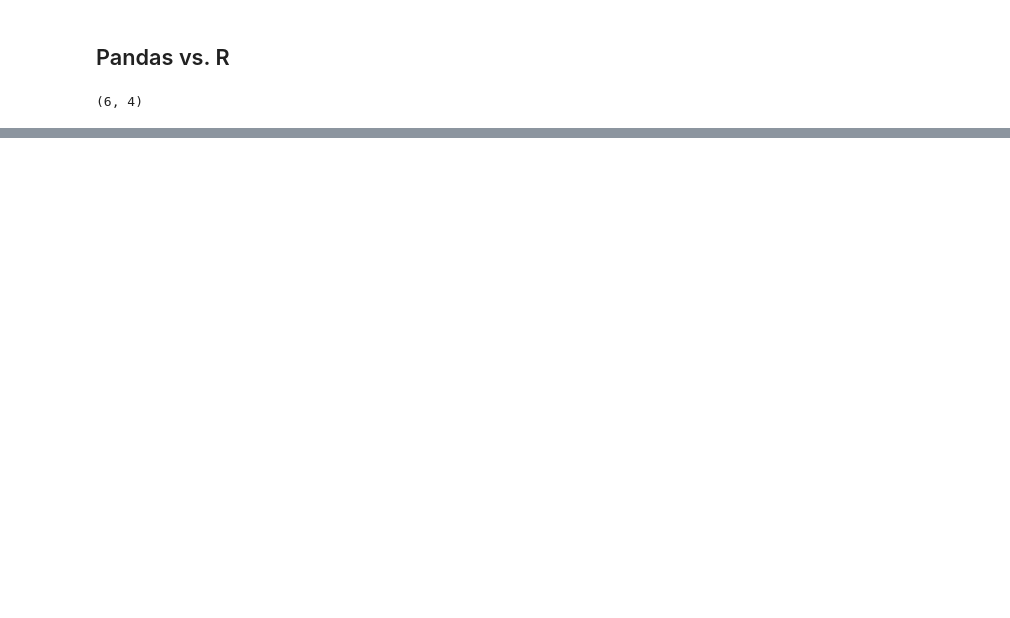
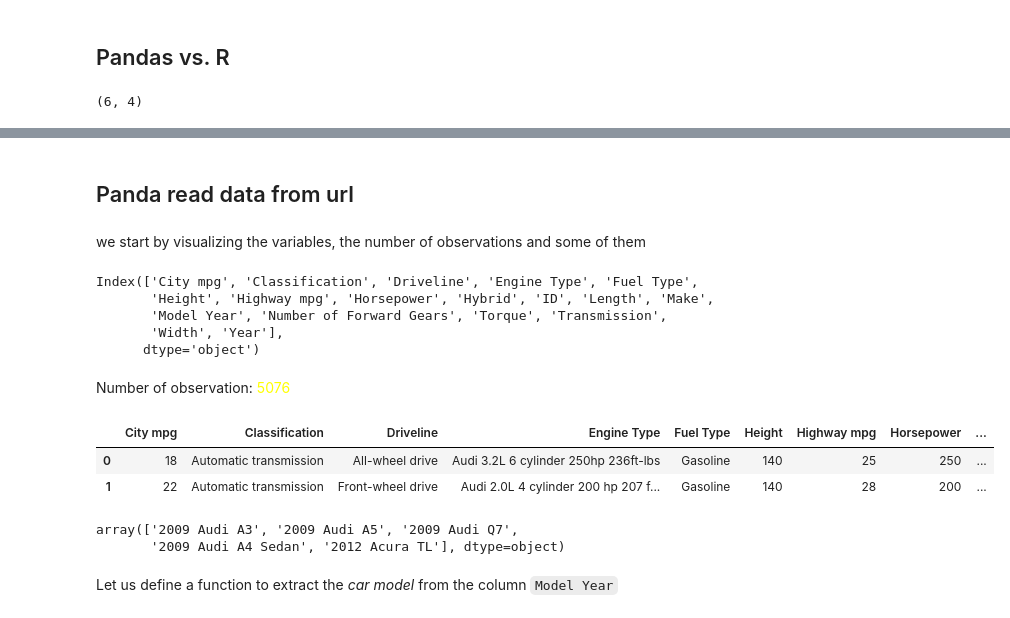
Before and after one commit to ABV-Hub/R2Python-1, a Jupyter notebook: pandas.ipynb, the cells around one changed output, grey strips where cells are left out. Saved outputs shown, nothing was run; the diff lists cells and outputs as text; code cells hidden in the pictures; blank space fills up the shorter version.

Commit message:
working with pandas

```diff
--- a/pandas.ipynb
+++ b/pandas.ipynb
@@ -99,0 +126,34 @@ plt.show()
+# %% [markdown]
+## Panda read data from url
+# %%
+import pandas as pd
+import io
+import requests as rq
+
+url="https://think.cs.vt.edu/corgis/csv/cars/cars.csv?forcedownload=1"
+df=pd.read_csv((io.StringIO(rq.get(url).content.decode('utf-8'))))
+# %% [markdown]
+we start by visualizing the variables, the number of observations and some of them
+# %%
+from IPython.core.display import display, HTML
+
+print(df.columns)
+display(HTML('<div>Number of observation: <font style="color: yellow;">%d</span></font>' % len(df)))
+df.head(2)
+# %% [output]
+Index(['City mpg', 'Classification', 'Driveline', 'Engine Type', 'Fuel Type',
+       'Height', 'Highway mpg', 'Horsepower', 'Hybrid', 'ID', 'Length', 'Make',
+       'Model Year', 'Number of Forward Gears', 'Torque', 'Transmission',
+       'Width', 'Year'],
+      dtype='object')
+Number of observation: 5076
+|  | City mpg | Classification | Driveline | Engine Type | Fuel Type | Height | Highway mpg | Horsepower | ... |
+| 0 | 18 | Automatic transmission | All-wheel drive | Audi 3.2L 6 cylinder 250hp 236ft-lbs | Gasoline | 140 | 25 | 250 | ... |
+| 1 | 22 | Automatic transmission | Front-wheel drive | Audi 2.0L 4 cylinder 200 hp 207 f... | Gasoline | 140 | 28 | 200 | ... |
+# %%
+df['Model Year'].unique()[:5]
+# %% [output]
+array(['2009 Audi A3', '2009 Audi A5', '2009 Audi Q7',
+       '2009 Audi A4 Sedan', '2012 Acura TL'], dtype=object)
+# %% [markdown]
+Let us define a function to extract the _car model_ from the column `Model Year`
```
Also changed, not shown: parts of 23 cells of this notebook.
